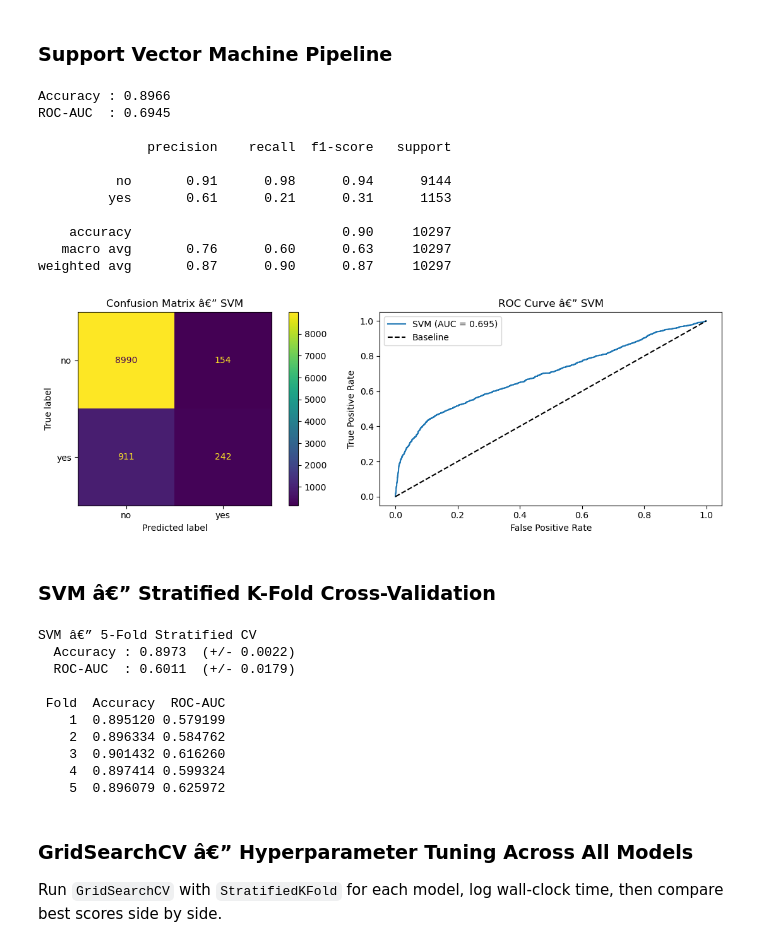
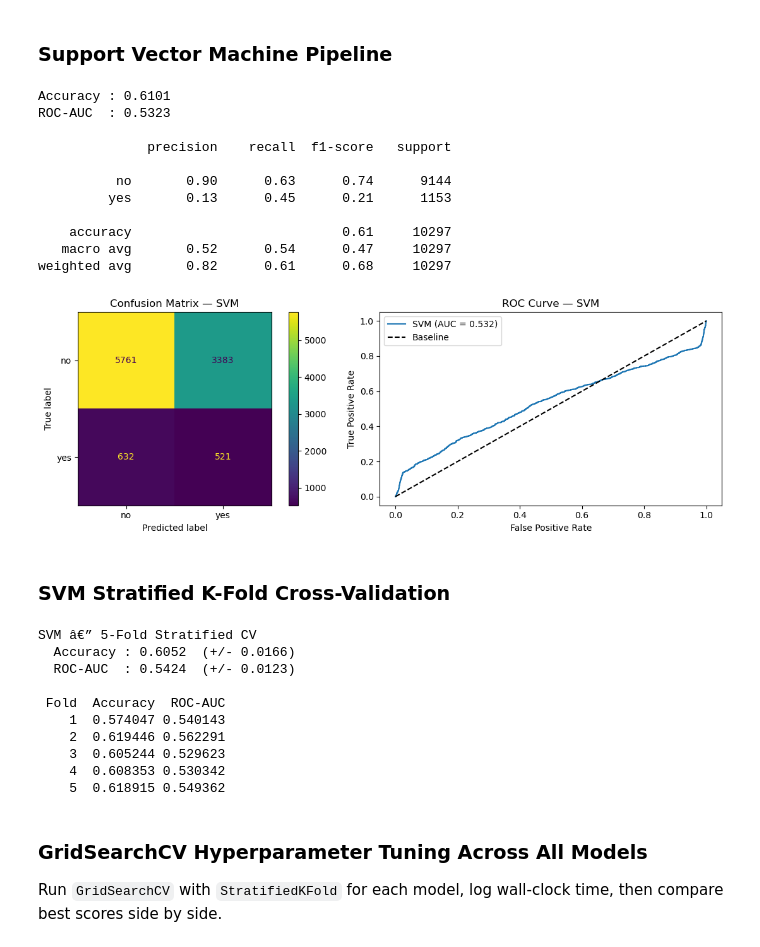
Before and after one commit to eigen-echo/ucb-pa17-comparing-classifiers, a Jupyter notebook: notebooks/02-model-training-additional-full.ipynb, the cells around one changed output. Drawn from its saved outputs; the diff is of its cells as text; code cells hidden in the pictures.

```diff
--- a/notebooks/02-model-training-additional-full.ipynb
+++ b/notebooks/02-model-training-additional-full.ipynb
@@ -325,50 +335,50 @@ Decision Tree â€” 5-Fold Stratified CV
 # %%
 svm_pipe = Pipeline([
     ('preprocessor', preprocessor),
-    ('model', SVC(kernel='linear', probability=True, random_state=42)),
+    ('model', SVC(C=1.0, max_iter=2000, random_state=42, kernel='sigmoid')),
 ])
 
 svm_pipe.fit(X_train, y_train)
 y_pred_svm = svm_pipe.predict(X_test)
-y_prob_svm = svm_pipe.predict_proba(X_test)[:, 1]
+y_score_svm = svm_pipe.decision_function(X_test)
 
 print(f"Accuracy : {accuracy_score(y_test, y_pred_svm):.4f}")
-print(f"ROC-AUC  : {roc_auc_score(y_test, y_prob_svm):.4f}")
+print(f"ROC-AUC  : {roc_auc_score(y_test, y_score_svm):.4f}")
 print()
 print(classification_report(y_test, y_pred_svm, target_names=['no', 'yes']))
 # %% [output]
-Accuracy : 0.8966
-ROC-AUC  : 0.6945
+Accuracy : 0.6101
+ROC-AUC  : 0.5323
 
               precision    recall  f1-score   support
 
-          no       0.91      0.98      0.94      9144
-         yes       0.61      0.21      0.31      1153
+          no       0.90      0.63      0.74      9144
+         yes       0.13      0.45      0.21      1153
 
-    accuracy                           0.90     10297
-   macro avg       0.76      0.60      0.63     10297
-weighted avg       0.87      0.90      0.87     10297
+    accuracy                           0.61     10297
+   macro avg       0.52      0.54      0.47     10297
+weighted avg       0.82      0.61      0.68     10297
 # %%
 fig, axes = plt.subplots(1, 2, figsize=(12, 4))
 
 ConfusionMatrixDisplay.from_predictions(y_test, y_pred_svm, display_labels=['no', 'yes'], ax=axes[0])
-axes[0].set_title('Confusion Matrix â€” SVM')
+axes[0].set_title('Confusion Matrix — SVM')
 
-fpr_svm, tpr_svm, _ = roc_curve(y_test, y_prob_svm)
-auc_svm = roc_auc_score(y_test, y_prob_svm)
+fpr_svm, tpr_svm, _ = roc_curve(y_test, y_score_svm)
+auc_svm = roc_auc_score(y_test, y_score_svm)
 axes[1].plot(fpr_svm, tpr_svm, label=f'SVM (AUC = {auc_svm:.3f})')
 axes[1].plot([0, 1], [0, 1], 'k--', label='Baseline')
 axes[1].set_xlabel('False Positive Rate')
 axes[1].set_ylabel('True Positive Rate')
-axes[1].set_title('ROC Curve â€” SVM')
+axes[1].set_title('ROC Curve — SVM')
 axes[1].legend()
 
 plt.tight_layout()
 plt.show()
 # %% [output]
-[figure, old version]
+[figure, new version]
 # %% [markdown]
-### SVM â€” Stratified K-Fold Cross-Validation
+### SVM Stratified K-Fold Cross-Validation
 # %%
 cv_accuracy_svm = cross_val_score(svm_pipe, X, y, cv=skf, scoring='accuracy')
 cv_roc_auc_svm  = cross_val_score(svm_pipe, X, y, cv=skf, scoring='roc_auc')
@@ -386,17 +396,17 @@ print()
 print(cv_results_svm.to_string(index=False))
 # %% [output]
 SVM â€” 5-Fold Stratified CV
-  Accuracy : 0.8973  (+/- 0.0022)
-  ROC-AUC  : 0.6011  (+/- 0.0179)
+  Accuracy : 0.6052  (+/- 0.0166)
+  ROC-AUC  : 0.5424  (+/- 0.0123)
 
  Fold  Accuracy  ROC-AUC
-    1  0.895120 0.579199
-    2  0.896334 0.584762
-    3  0.901432 0.616260
-    4  0.897414 0.599324
-    5  0.896079 0.625972
+    1  0.574047 0.540143
+    2  0.619446 0.562291
+    3  0.605244 0.529623
+    4  0.608353 0.530342
+    5  0.618915 0.549362
 # %% [markdown]
-### GridSearchCV â€” Hyperparameter Tuning Across All Models
+### GridSearchCV Hyperparameter Tuning Across All Models
 Run `GridSearchCV` with `StratifiedKFold` for each model, log wall-clock time, then compare best scores side by side.
 # %%
 param_grids = {
```
Also changed, not shown: parts of 14 cells of this notebook, 17 other files.
